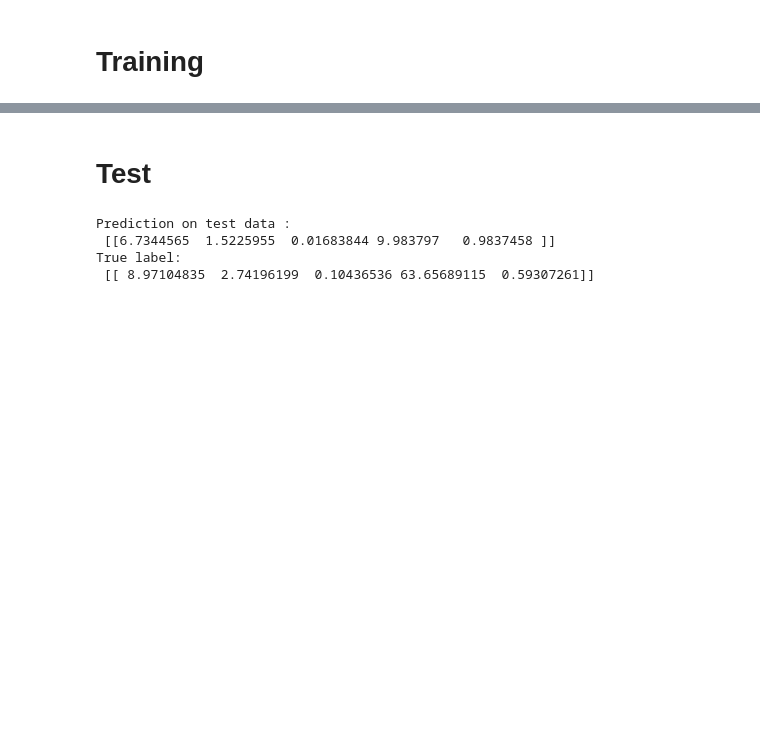
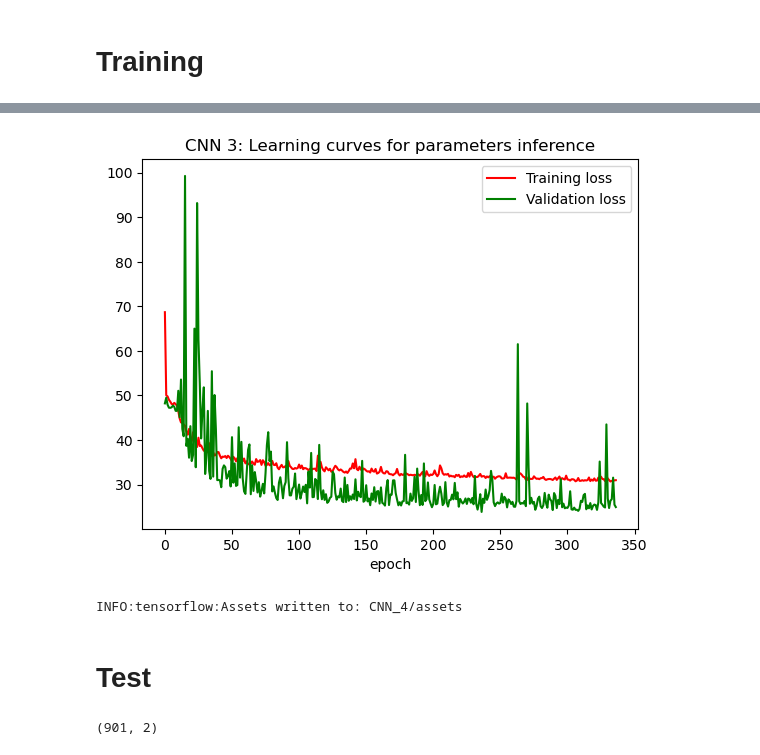
Before and after one commit to InesVATI/phylodeepINRAE, a Jupyter notebook: nonlinear_SEIR_model/SEIR_NNs.ipynb, the cells around one changed output, grey strips where cells are left out. Drawn from its saved outputs; the diff is of its cells as text; code cells hidden in the pictures; blank space fills up the shorter version.

```diff
--- a/nonlinear_SEIR_model/SEIR_NNs.ipynb
+++ b/nonlinear_SEIR_model/SEIR_NNs.ipynb
@@ -374,0 +417,8 @@ Epoch 100/100
+# %%
+start=time.time()
+history_4 = training(CNN_infer4, num_epochs=800, patience=100)
+train_duration = time.time()-start
+print(f" Training with {train_size} training data took {train_duration/60} minutes")
+
+plot_curves("CNN 3", history_4)
+# %% [output]
@@ -375,2 +442,7 @@ Epoch 100/100
+[figure, added]
+# %%
+CNN_infer4.save("CNN_4")
+# %% [output]
+INFO:tensorflow:Assets written to: CNN_4/assets
 # %% [markdown]
 # Test
@@ -379,8 +448,0 @@ Epoch 100/100
-# %%
-print('Prediction on test data : \n', CNN_infer1(x_test).numpy())
-print('True label: \n', y_test)
-# %% [output]
-Prediction on test data :
- [[6.7344565  1.5225955  0.01683844 9.983797   0.9837458 ]]
-True label:
- [[ 8.97104835  2.74196199  0.10436536 63.65689115  0.59307261]]
@@ -389,0 +462,4 @@ print('True label: \n', y_test)
+# %%
+test_input[t].shape
+# %% [output]
+(901, 2)
```
Also changed, not shown: parts of 46 cells of this notebook.
